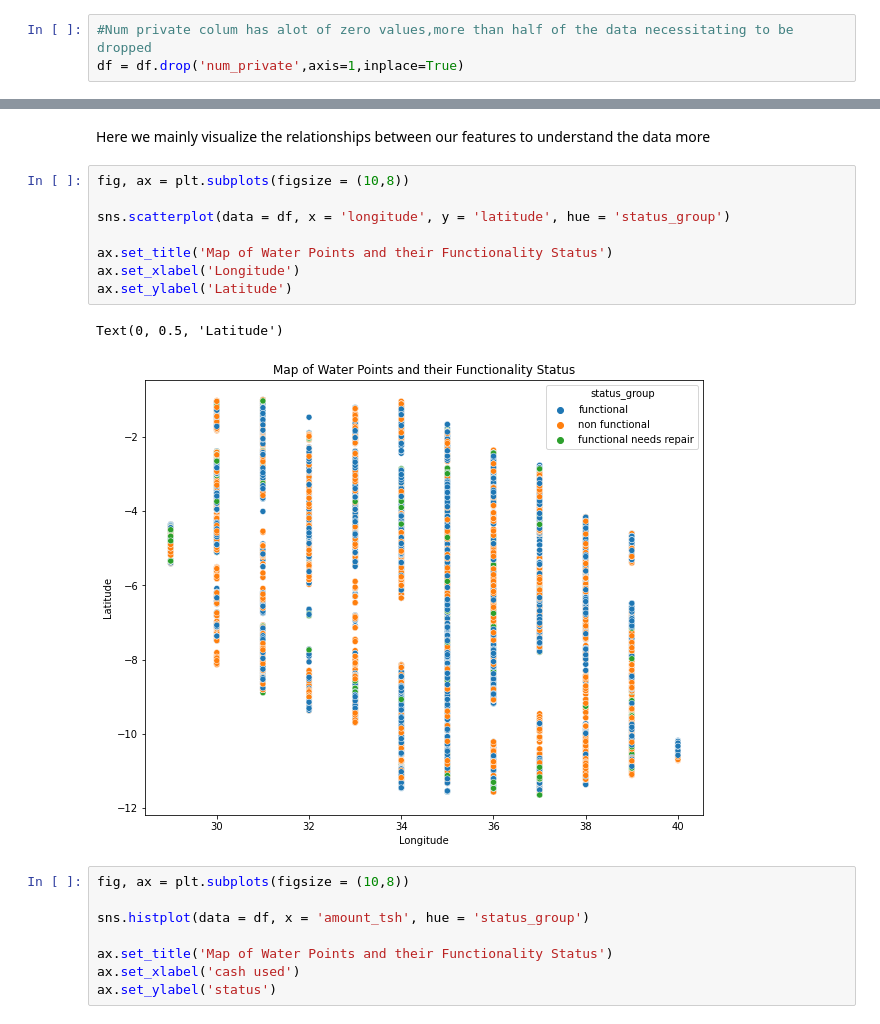
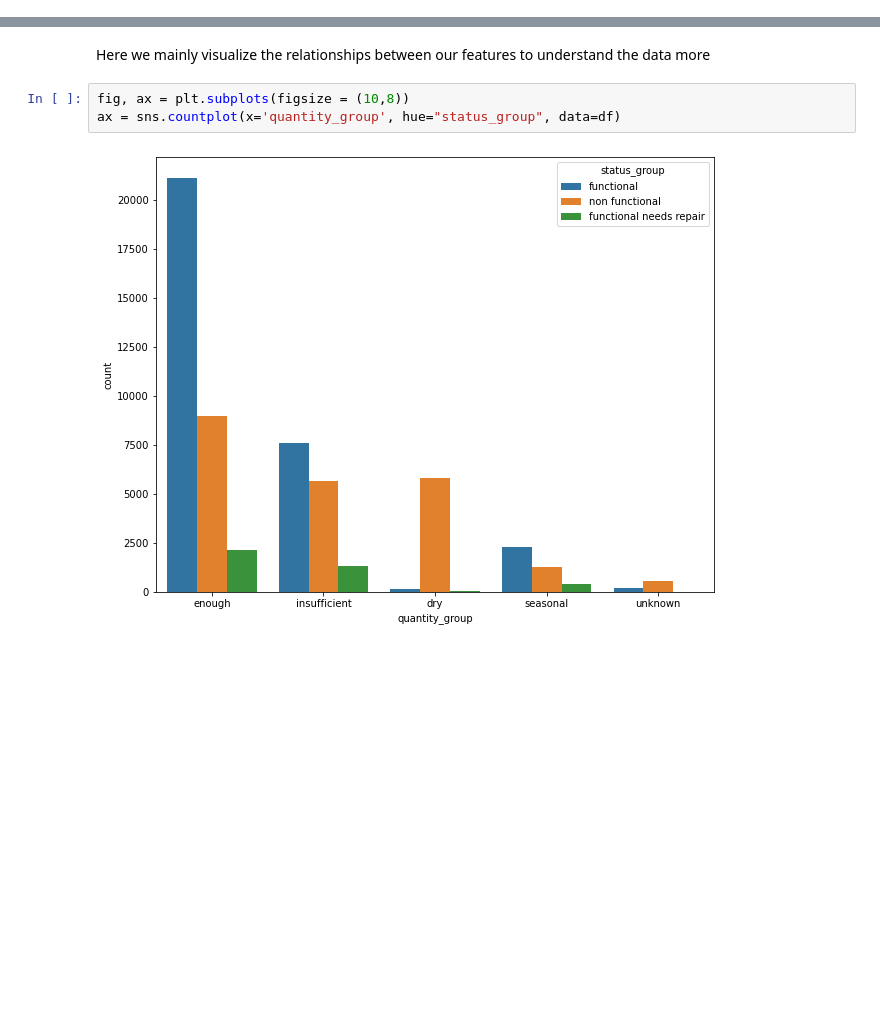
Before and after one commit to eltonmwema/Tanzania-Water-Wells-Classification, a Jupyter notebook: Tanzania water wells project-checkpoint.ipynb, the cells around one changed output, grey strips where cells are left out. Drawn from its saved outputs; the diff is of its cells as text; blank space fills up the shorter version.

```diff
--- a/Tanzania water wells project-checkpoint.ipynb
+++ b/Tanzania water wells project-checkpoint.ipynb
@@ -408,3 +418,0 @@ KeyError: 'num_private'
-# %%
-#Num private colum has alot of zero values,more than half of the data necessitating to be dropped
-df = df.drop('num_private',axis=1,inplace=True)
@@ -442,22 +443,8 @@ SyntaxError: invalid syntax (<ipython-input-45-0996f45c3b53>, line 1)
 ## 3.EXPLORATORY DATA ANALYSIS(EDA)
 # %% [markdown]
 Here we mainly visualize the relationships between our features to understand the data more
-# %%
-fig, ax = plt.subplots(figsize = (10,8))
-
-sns.scatterplot(data = df, x = 'longitude', y = 'latitude', hue = 'status_group')
-
-ax.set_title('Map of Water Points and their Functionality Status')
-ax.set_xlabel('Longitude')
-ax.set_ylabel('Latitude')
-# %% [output]
-Text(0, 0.5, 'Latitude')
-[figure, removed]
-# %%
-fig, ax = plt.subplots(figsize = (10,8))
-
-sns.histplot(data = df, x = 'amount_tsh', hue = 'status_group')
-
-ax.set_title('Map of Water Points and their Functionality Status')
-ax.set_xlabel('cash used')
-ax.set_ylabel('status')
+# %%
+fig, ax = plt.subplots(figsize = (10,8))
+ax = sns.countplot(x='quantity_group', hue="status_group", data=df)
+# %% [output]
+[figure, added]
```
Also changed, not shown: parts of 10 cells of this notebook.
